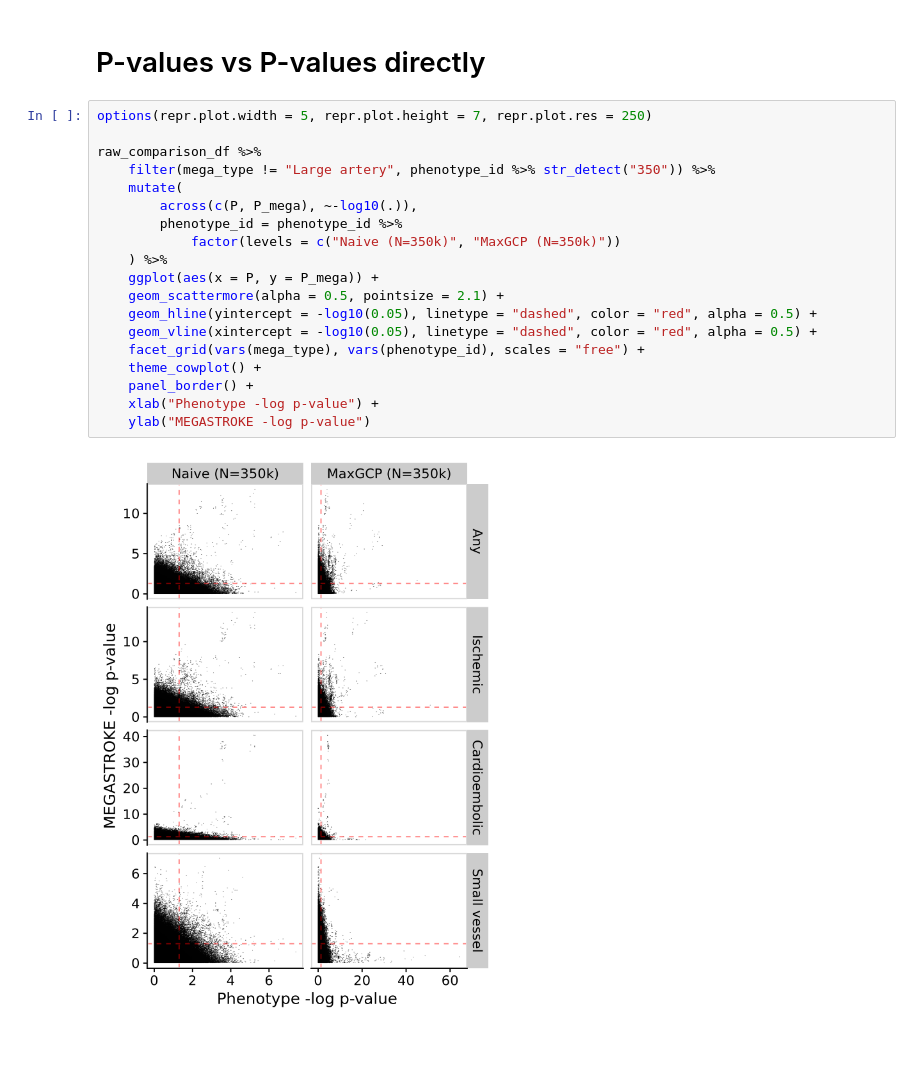
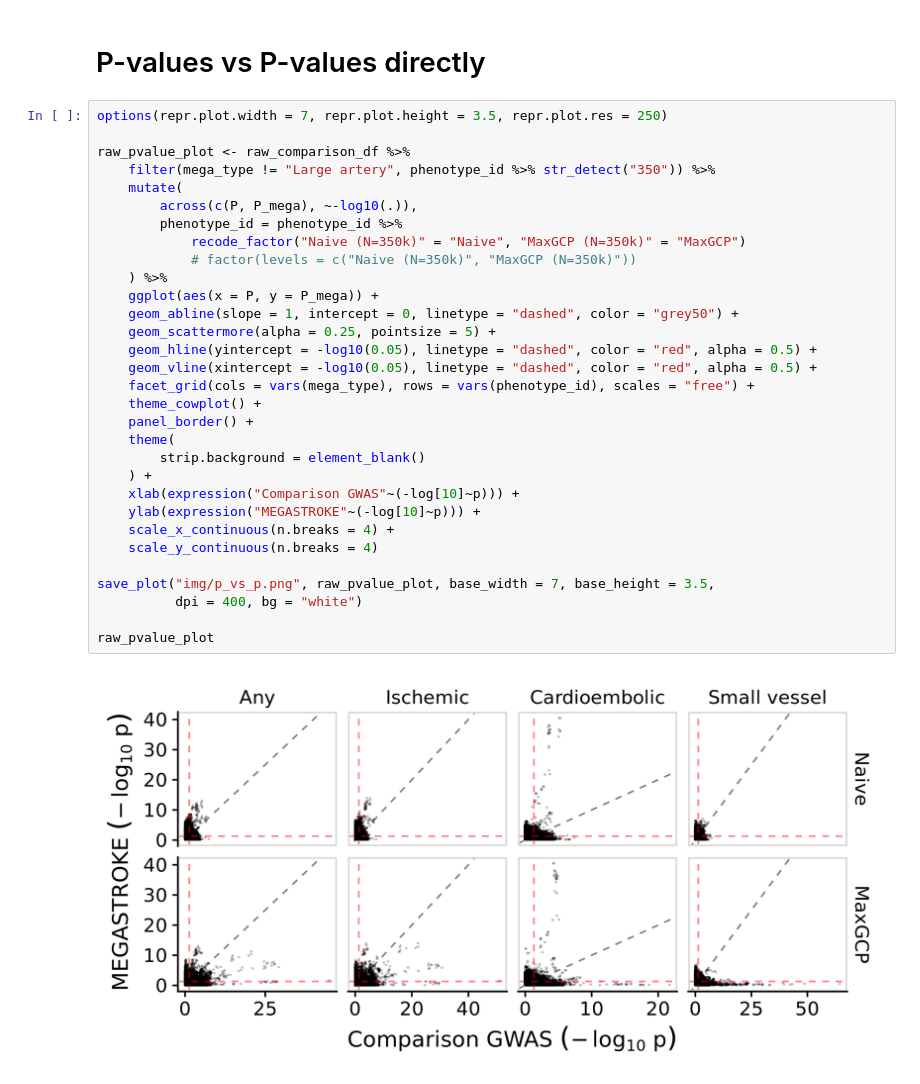
Before and after one commit to tatonetti-lab/maxgcp-analysis, a Jupyter notebook: 2.megastroke/3.intuition.r.ipynb, the cells around one changed output. Cells and saved outputs as stored; diff of their text form; blank space fills up the shorter version.

```diff
--- a/2.megastroke/3.intuition.r.ipynb
+++ b/2.megastroke/3.intuition.r.ipynb
@@ -131,24 +131,36 @@ gmirror(
 )
 # %% [markdown]
 # P-values vs P-values directly
-# %%
-options(repr.plot.width = 5, repr.plot.height = 7, repr.plot.res = 250)
-
-raw_comparison_df %>%
-    filter(mega_type != "Large artery", phenotype_id %>% str_detect("350")) %>%
-    mutate(
-        across(c(P, P_mega), ~-log10(.)),
-        phenotype_id = phenotype_id %>%
-            factor(levels = c("Naive (N=350k)", "MaxGCP (N=350k)"))
-    ) %>%
-    ggplot(aes(x = P, y = P_mega)) +
-    geom_scattermore(alpha = 0.5, pointsize = 2.1) +
-    geom_hline(yintercept = -log10(0.05), linetype = "dashed", color = "red", alpha = 0.5) +
-    geom_vline(xintercept = -log10(0.05), linetype = "dashed", color = "red", alpha = 0.5) +
-    facet_grid(vars(mega_type), vars(phenotype_id), scales = "free") +
-    theme_cowplot() +
-    panel_border() +
-    xlab("Phenotype -log p-value") +
-    ylab("MEGASTROKE -log p-value")
-# %% [output]
-[figure, removed]
+# %%
+options(repr.plot.width = 7, repr.plot.height = 3.5, repr.plot.res = 250)
+
+raw_pvalue_plot <- raw_comparison_df %>%
+    filter(mega_type != "Large artery", phenotype_id %>% str_detect("350")) %>%
+    mutate(
+        across(c(P, P_mega), ~-log10(.)),
+        phenotype_id = phenotype_id %>%
+            recode_factor("Naive (N=350k)" = "Naive", "MaxGCP (N=350k)" = "MaxGCP")
+            # factor(levels = c("Naive (N=350k)", "MaxGCP (N=350k)"))
+    ) %>%
+    ggplot(aes(x = P, y = P_mega)) +
+    geom_abline(slope = 1, intercept = 0, linetype = "dashed", color = "grey50") +
+    geom_scattermore(alpha = 0.25, pointsize = 5) +
+    geom_hline(yintercept = -log10(0.05), linetype = "dashed", color = "red", alpha = 0.5) +
+    geom_vline(xintercept = -log10(0.05), linetype = "dashed", color = "red", alpha = 0.5) +
+    facet_grid(cols = vars(mega_type), rows = vars(phenotype_id), scales = "free") +
+    theme_cowplot() +
+    panel_border() +
+    theme(
+        strip.background = element_blank()
+    ) +
+    xlab(expression("Comparison GWAS"~(-log[10]~p))) +
+    ylab(expression("MEGASTROKE"~(-log[10]~p))) +
+    scale_x_continuous(n.breaks = 4) +
+    scale_y_continuous(n.breaks = 4)
+
+save_plot("img/p_vs_p.png", raw_pvalue_plot, base_width = 7, base_height = 3.5,
+          dpi = 400, bg = "white")
+
+raw_pvalue_plot
+# %% [output]
+[figure, added]
```
Also changed, not shown: 4 other files.
